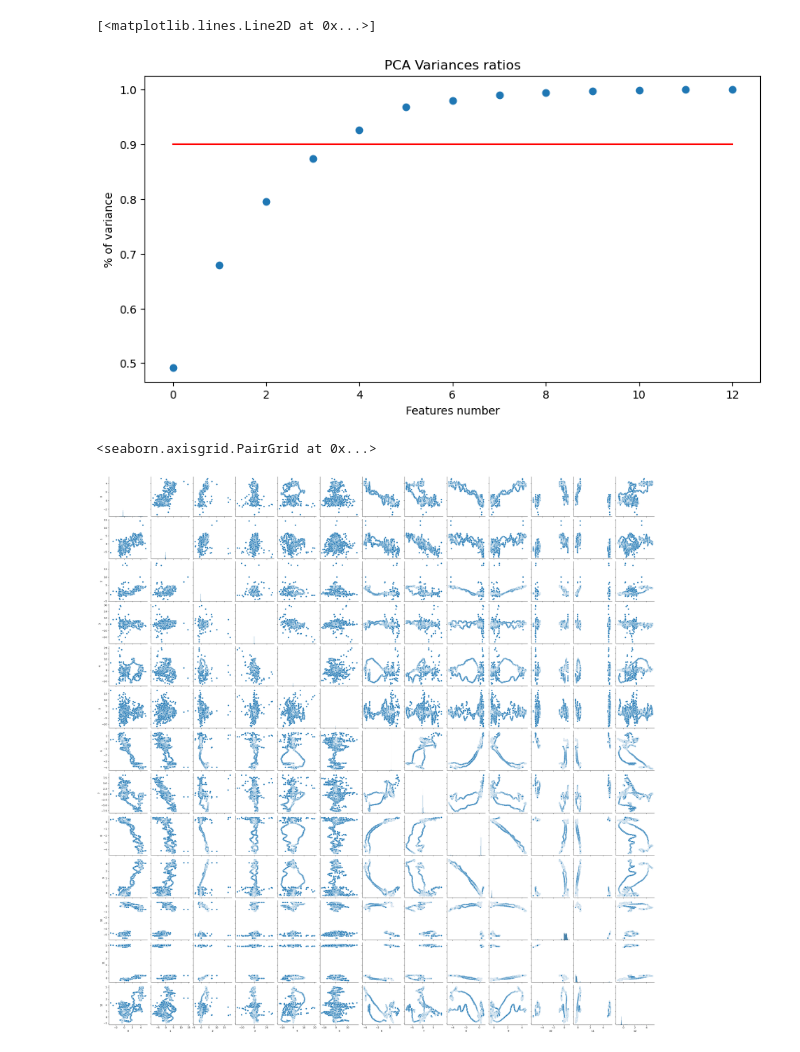
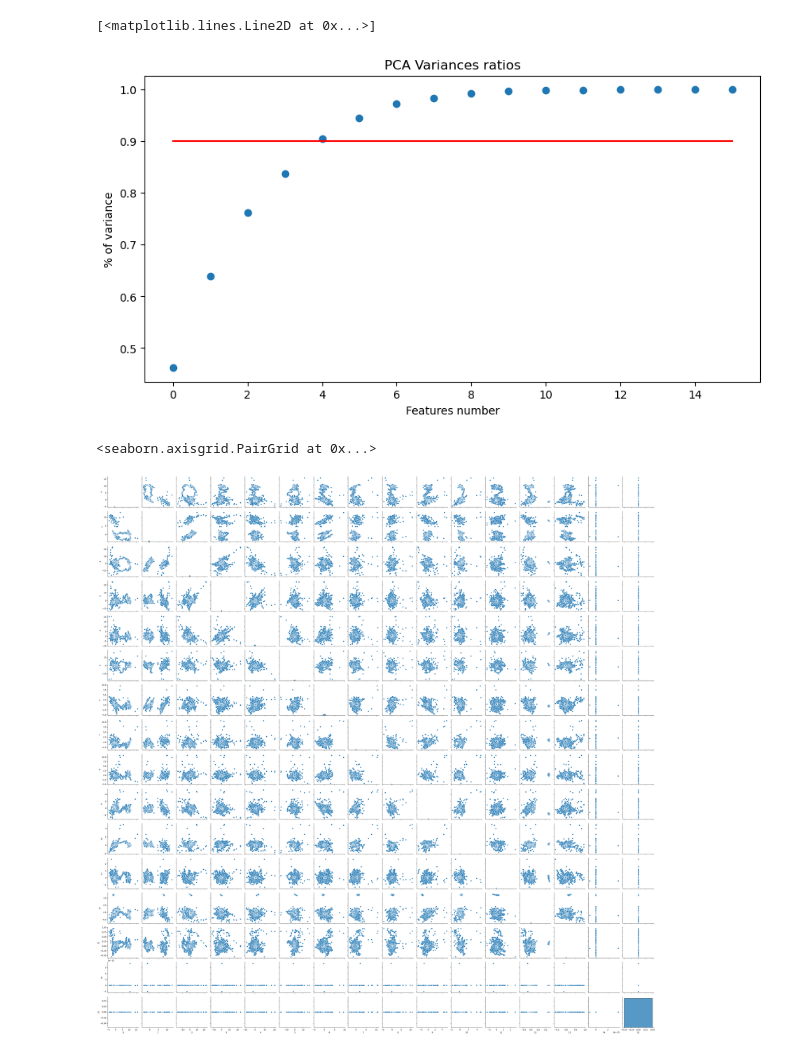
Before and after one commit to paololapo/HeartRateEstimation, a Jupyter notebook: Testing/DimensionalityReduction.ipynb, the cells around one changed output. Saved outputs shown, nothing was run; the diff lists cells and outputs as text; code cells hidden in the pictures.

```diff
--- a/Testing/DimensionalityReduction.ipynb
+++ b/Testing/DimensionalityReduction.ipynb
@@ -13,6 +13,5 @@ from sklearn.pipeline import Pipeline
 from pprint import pprint
 # %%
 data = pd.read_csv("../Data/center_sternum.txt", sep='\t')[14:].reset_index(drop=True)
-data = data.drop(columns=["Log Mode","Log Freq", "Timestamp"])
 data.head()
 # %% [output]
@@ -42,4 +41,4 @@ ax1.set_xlabel("Features number")
 ax1.plot(np.arange(len(pca.explained_variance_ratio_)),np.ones(len(pca.explained_variance_ratio_))*0.9,color="red")
 # %% [output]
 [<matplotlib.lines.Line2D at 0x...>]
-[figure, old version]
+[figure, new version]
@@ -50,5 +45,5 @@ kpca_data = kpca.fit_transform(scaled_data)
 # %%
-sns.pairplot(pd.DataFrame(scaled_data))
+sns.pairplot(pd.DataFrame(pca_data))
 # %% [output]
 <seaborn.axisgrid.PairGrid at 0x...>
-[figure, old version]
+[figure, new version]
```
Also changed, not shown: parts of 3 cells of this notebook, 2 other files.
